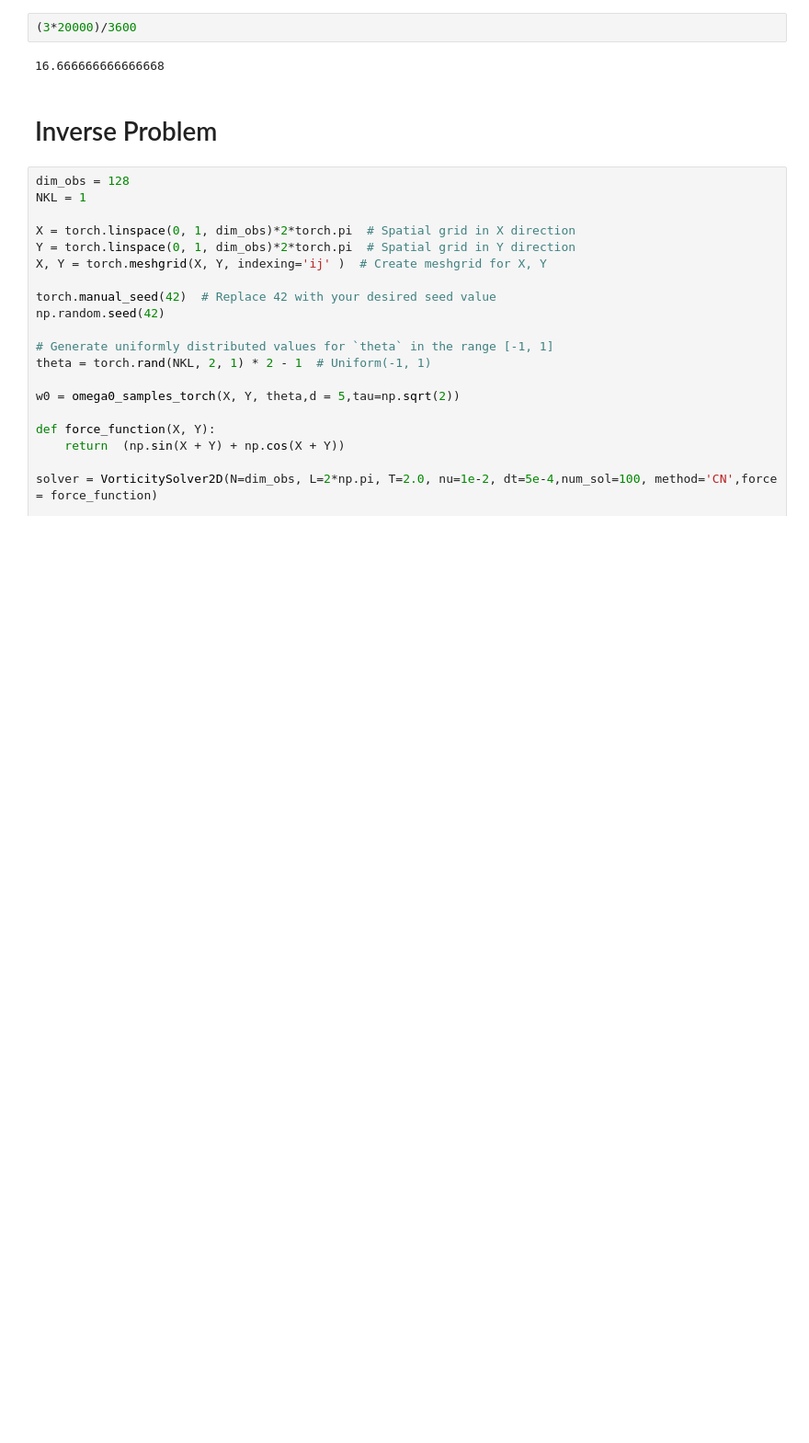
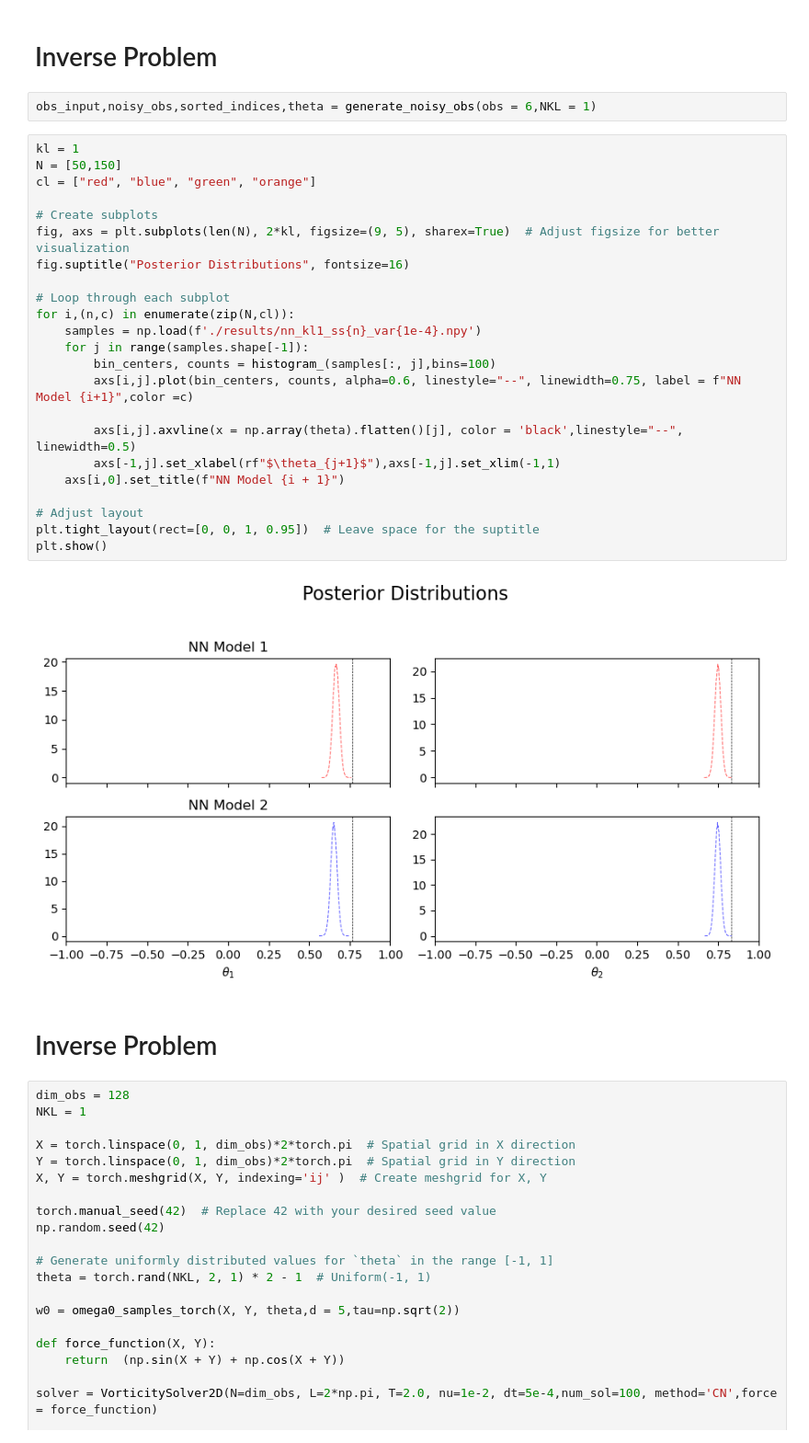
Before and after one commit to ChristianJzB/Projects, a Jupyter notebook: Navier-Stokes/NV_inverse_problem.ipynb, the cells around one changed output. Shown at 92% size. Cells and saved outputs as stored; diff of their text form; blank space fills up the shorter version.

```diff
--- a/Navier-Stokes/NV_inverse_problem.ipynb
+++ b/Navier-Stokes/NV_inverse_problem.ipynb
@@ -24,10 +25,35 @@ from nv_files.utilities import generate_noisy_obs
 # CUDA for PyTorch
 use_cuda = torch.cuda.is_available()
 device = torch.device("cuda:0" if use_cuda else "cpu")
-# %%
-(3*20000)/3600
-# %% [output]
-16.666666666666668
+# %% [markdown]
+# Inverse Problem
+# %%
+obs_input,noisy_obs,sorted_indices,theta = generate_noisy_obs(obs = 6,NKL = 1)
+# %%
+kl = 1
+N = [50,150]
+cl = ["red", "blue", "green", "orange"]
+
+# Create subplots
+fig, axs = plt.subplots(len(N), 2*kl, figsize=(9, 5), sharex=True)  # Adjust figsize for better visualization
+fig.suptitle("Posterior Distributions", fontsize=16)
+
+# Loop through each subplot
+for i,(n,c) in enumerate(zip(N,cl)):
+    samples = np.load(f'./results/nn_kl1_ss{n}_var{1e-4}.npy')
+    for j in range(samples.shape[-1]):
+        bin_centers, counts = histogram_(samples[:, j],bins=100)
+        axs[i,j].plot(bin_centers, counts, alpha=0.6, linestyle="--", linewidth=0.75, label = f"NN Model {i+1}",color =c)
+
+        axs[i,j].axvline(x = np.array(theta).flatten()[j], color = 'black',linestyle="--", linewidth=0.5)
+        axs[-1,j].set_xlabel(rf"$\theta_{j+1}$"),axs[-1,j].set_xlim(-1,1)
+    axs[i,0].set_title(f"NN Model {i + 1}")
+
+# Adjust layout
+plt.tight_layout(rect=[0, 0, 1, 0.95])  # Leave space for the suptitle
+plt.show()
+# %% [output]
+[figure, added]
 # %% [markdown]
 # Inverse Problem
 # %%
```
Also changed, not shown: parts of 1 cell of this notebook, 3 other files.
